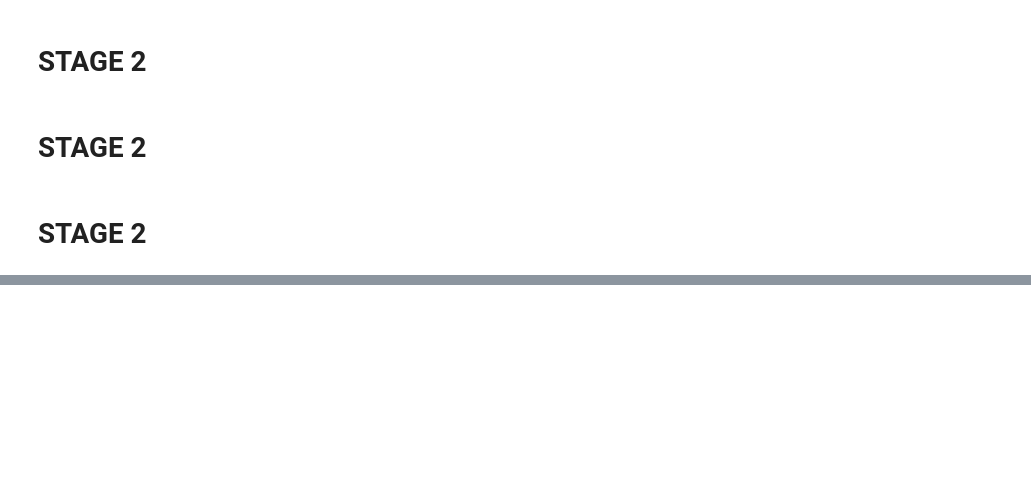
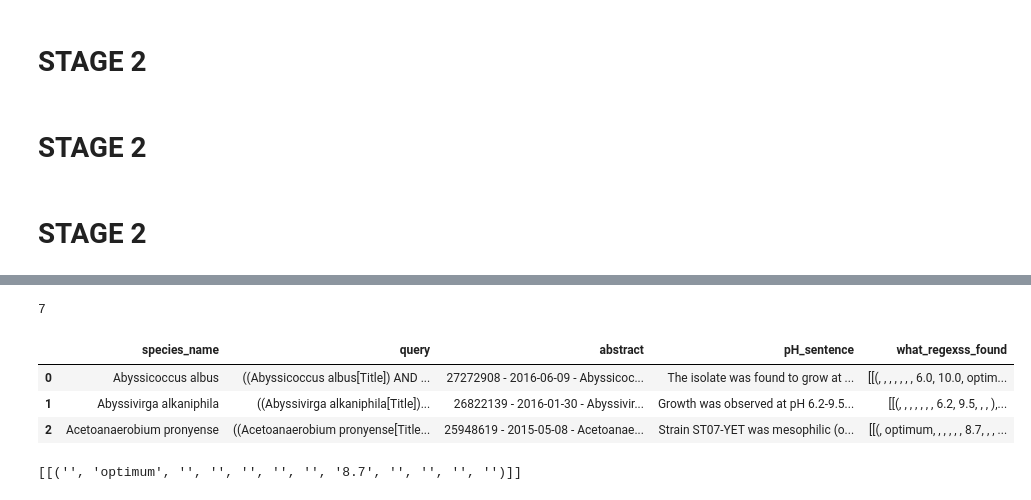
Before and after one commit to kambiz-kalhor/project1-data-collection, a Jupyter notebook: unified code_stage1.ipynb, the cells around one changed output, grey strips where cells are left out. Saved outputs shown, nothing was run; the diff lists cells and outputs as text; code cells hidden in the pictures; blank space fills up the shorter version.

Commit message:
adding PubMed
+here we added pubmed
+fixing some of the bugs

```diff
--- a/unified code_stage1.ipynb
+++ b/unified code_stage1.ipynb
@@ -162,7 +163,7 @@ for ID in all_IDs:
 # transpose the dataframe
 my_data_frame = my_data_frame.T
 # naming columns
-my_data_frame = my_data_frame.rename(columns={0: 'ID',  1: 'Last LPSN update', 2: 'Domain', 3: 'Phylum', 4: 'Class', 5: 'Order', 6: 'Family', 7: 'Genus', 8: 'Species', 9: 'temperature Ref 1', 10: 'temperature Ref 2', 11: 'temperature Ref 3', 12: 'temperature Ref 4', 13: 'temperature Ref 5', 14: 'temperature Ref 6', 15: 'temperature Ref 7', 16: 'pH 1', 17: 'pH 2', 18: 'pH 3', 19: 'pH 4', 20: 'pH 5', 21: 'pH 6'})
+my_data_frame = my_data_frame.rename(columns={0: 'ID',  1: 'Last LPSN update', 2: 'Domain', 3: 'Phylum', 4: 'Class', 5: 'Order', 6: 'Family', 7: 'Genus', 8: 'species', 9: 'temperature Ref 1', 10: 'temperature Ref 2', 11: 'temperature Ref 3', 12: 'temperature Ref 4', 13: 'temperature Ref 5', 14: 'temperature Ref 6', 15: 'temperature Ref 7', 16: 'pH 1', 17: 'pH 2', 18: 'pH 3', 19: 'pH 4', 20: 'pH 5', 21: 'pH 6'})
 # %% [markdown]
 # STEP FOUR
 # %% [markdown]
@@ -224,0 +228,2 @@ result.to_csv(output_path)
+# %%
+list_of_species = result['Species']
@@ -224,0 +434,38 @@ result.to_csv(output_path)
+# %%
+#make a data frame for final storage
+df = pd.DataFrame(columns = ['species_name' ,  'query' ,  'abstract' ,   'pH_sentence' , 'what_regexss_found'])
+# this list help me to find specied with no record
+list_of_species_with_no_record = []
+
+for species_name in list_of_species:
+
+
+    query = make_pubmed_advance_search_query(species_name)
+    abstract = get_abstract_from_pubmed(query)
+
+
+    if abstract is None:                  #this occurs when there is no search result for a query
+        list_of_species_with_no_record.append(species_name)
+        continue
+
+
+    pH_sentence = find_sentence_with_pH_data(abstract)
+
+    what_regexss_found = get_sentence_give_pH_data(pH_sentence)
+
+
+
+    #print (species_name , "===================" , query , "++++++++++++++++++++", abstract , "******************" , pH_sentence , ">>>>>>>>>>>>>>>" , what_regex_found)
+    #print (pH_sentence , ">>>>>>>>>>>>>>>" , what_regexss_found)
+
+    #making lists and finally a dataframe
+    list_data = [species_name , query , abstract , pH_sentence ,  what_regexss_found]
+    while len (list_data) != 5:
+        list_data.append(' ')
+    #print(list_data)
+
+    data_series = pd.Series(list_data,index = df.columns)
+    df = df.append(data_series, ignore_index=True)
+
+
+df.to_csv(r'C:\Users\kamy\Desktop\final_df.csv')
@@ -224,0 +483,15 @@ result.to_csv(output_path)
+# %%
+len(list_of_species_with_no_record)
+# %% [output]
+7
+# %%
+df
+# %% [output]
+|  | species_name | query | abstract | pH_sentence | what_regexss_found |
+| 0 | Abyssicoccus albus | ((Abyssicoccus albus[Title]) AND ... | 27272908 - 2016-06-09 - Abyssicoc... | The isolate was found to grow at ... | [[(, , , , , , , 6.0, 10.0, optim... |
+| 1 | Abyssivirga alkaniphila | ((Abyssivirga alkaniphila[Title])... | 26822139 - 2016-01-30 - Abyssivir... | Growth was observed at pH 6.2-9.5... | [[(, , , , , , , 6.2, 9.5, , , ),... |
+| 2 | Acetoanaerobium pronyense | ((Acetoanaerobium pronyense[Title... | 25948619 - 2015-05-08 - Acetoanae... | Strain ST07-YET was mesophilic (o... | [[(, optimum, , , , , , 8.7, , , ... |
+# %%
+what_regexss_found
+# %% [output]
+[[('', 'optimum', '', '', '', '', '', '8.7', '', '', '', '')]]
```
Also changed, not shown: parts of 18 cells of this notebook, 1 other file.
